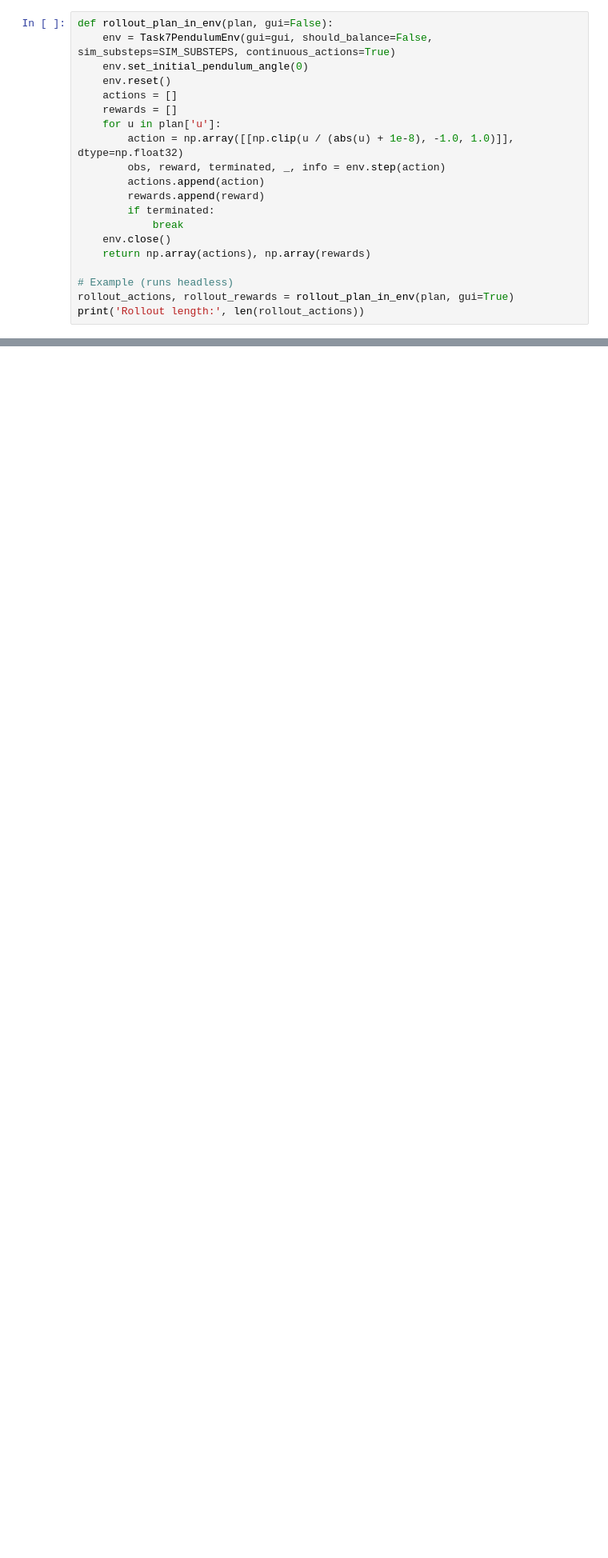
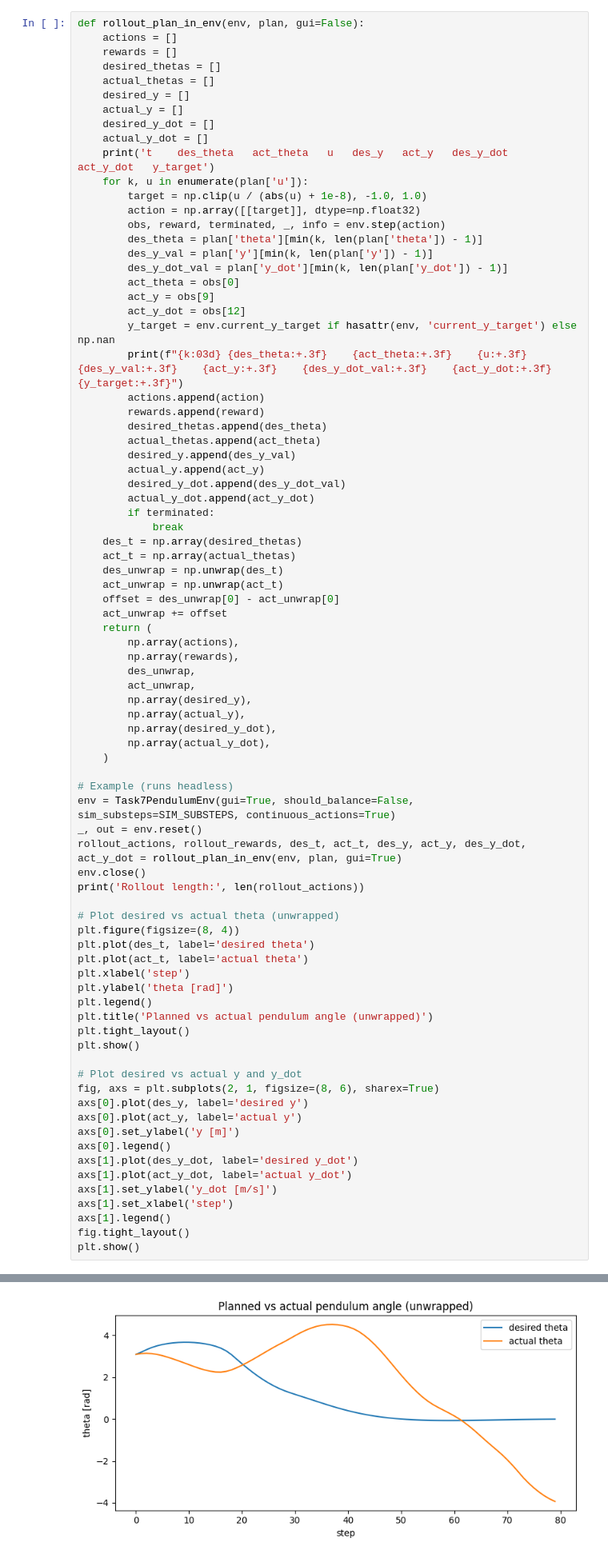
Before and after one commit to AcePeaX/pendulum-swing-from-demo, a Jupyter notebook: notebooks/task_9.ipynb, the cells around one changed output, grey strips where cells are left out. Shown at 80% size. Drawn from its saved outputs; the diff is of its cells as text; blank space fills up the shorter version.

```diff
--- a/notebooks/task_9.ipynb
+++ b/notebooks/task_9.ipynb
@@ -293,21 +275,82 @@ plot_plan(plan)
 # %%
-def rollout_plan_in_env(plan, gui=False):
-    env = Task7PendulumEnv(gui=gui, should_balance=False, sim_substeps=SIM_SUBSTEPS, continuous_actions=True)
-    env.set_initial_pendulum_angle(0)
-    env.reset()
+def rollout_plan_in_env(env, plan, gui=False):
     actions = []
     rewards = []
-    for u in plan['u']:
-        action = np.array([[np.clip(u / (abs(u) + 1e-8), -1.0, 1.0)]], dtype=np.float32)
+    desired_thetas = []
+    actual_thetas = []
+    desired_y = []
+    actual_y = []
+    desired_y_dot = []
+    actual_y_dot = []
+    print('t	des_theta	act_theta	u	des_y	act_y	des_y_dot	act_y_dot	y_target')
+    for k, u in enumerate(plan['u']):
+        target = np.clip(u / (abs(u) + 1e-8), -1.0, 1.0)
+        action = np.array([[target]], dtype=np.float32)
         obs, reward, terminated, _, info = env.step(action)
+        des_theta = plan['theta'][min(k, len(plan['theta']) - 1)]
+        des_y_val = plan['y'][min(k, len(plan['y']) - 1)]
+        des_y_dot_val = plan['y_dot'][min(k, len(plan['y_dot']) - 1)]
+        act_theta = obs[0]
+        act_y = obs[9]
+        act_y_dot = obs[12]
+        y_target = env.current_y_target if hasattr(env, 'current_y_target') else np.nan
+        print(f"{k:03d}	{des_theta:+.3f}	{act_theta:+.3f}	{u:+.3f}	{des_y_val:+.3f}	{act_y:+.3f}	{des_y_dot_val:+.3f}	{act_y_dot:+.3f}	{y_target:+.3f}")
         actions.append(action)
         rewards.append(reward)
+        desired_thetas.append(des_theta)
+        actual_thetas.append(act_theta)
+        desired_y.append(des_y_val)
+        actual_y.append(act_y)
+        desired_y_dot.append(des_y_dot_val)
+        actual_y_dot.append(act_y_dot)
         if terminated:
             break
-    env.close()
-    return np.array(actions), np.array(rewards)
+    des_t = np.array(desired_thetas)
+    act_t = np.array(actual_thetas)
+    des_unwrap = np.unwrap(des_t)
+    act_unwrap = np.unwrap(act_t)
+    offset = des_unwrap[0] - act_unwrap[0]
+    act_unwrap += offset
+    return (
+        np.array(actions),
+        np.array(rewards),
+        des_unwrap,
+        act_unwrap,
+        np.array(desired_y),
+        np.array(actual_y),
+        np.array(desired_y_dot),
+        np.array(actual_y_dot),
+    )
 
 # Example (runs headless)
-rollout_actions, rollout_rewards = rollout_plan_in_env(plan, gui=True)
+env = Task7PendulumEnv(gui=True, should_balance=False, sim_substeps=SIM_SUBSTEPS, continuous_actions=True)
+_, out = env.reset()
+rollout_actions, rollout_rewards, des_t, act_t, des_y, act_y, des_y_dot, act_y_dot = rollout_plan_in_env(env, plan, gui=True)
+env.close()
 print('Rollout length:', len(rollout_actions))
+
+# Plot desired vs actual theta (unwrapped)
+plt.figure(figsize=(8, 4))
+plt.plot(des_t, label='desired theta')
+plt.plot(act_t, label='actual theta')
+plt.xlabel('step')
+plt.ylabel('theta [rad]')
+plt.legend()
+plt.title('Planned vs actual pendulum angle (unwrapped)')
+plt.tight_layout()
+plt.show()
+
+# Plot desired vs actual y and y_dot
+fig, axs = plt.subplots(2, 1, figsize=(8, 6), sharex=True)
+axs[0].plot(des_y, label='desired y')
+axs[0].plot(act_y, label='actual y')
+axs[0].set_ylabel('y [m]')
+axs[0].legend()
+axs[1].plot(des_y_dot, label='desired y_dot')
+axs[1].plot(act_y_dot, label='actual y_dot')
+axs[1].set_ylabel('y_dot [m/s]')
+axs[1].set_xlabel('step')
+axs[1].legend()
+fig.tight_layout()
+plt.show()
 # %% [output]
@@ -327,4 +370,5 @@ Direct GLX rendering context obtained
 destroy semaphore
 semaphore destroyed
 destroy main semaphore
 main semaphore destroyed
+[figure, added]
```
Also changed, not shown: parts of 10 cells of this notebook, 1 other file.
